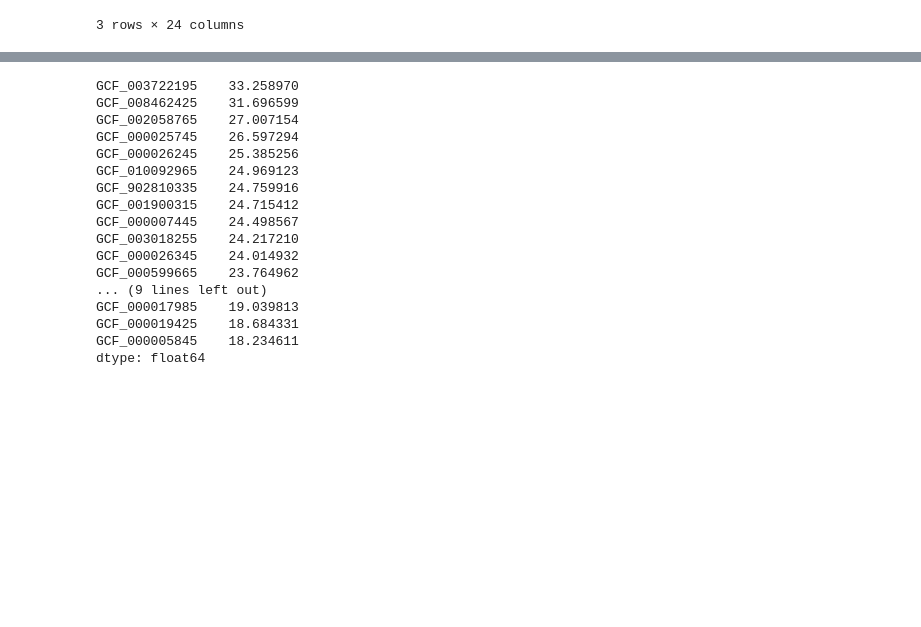
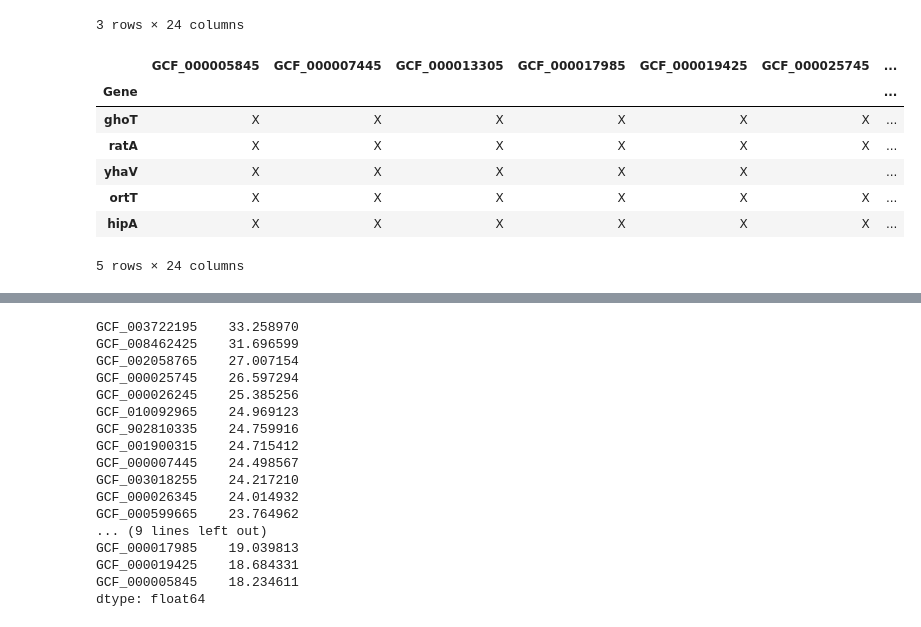
Before and after one commit to jonaspinas/AutoAvancada, a Jupyter notebook: code/Read_Files/Gene_Presence.ipynb, the cells around one changed output, grey strips where cells are left out. Drawn from its saved outputs; the diff is of its cells as text; code cells hidden in the pictures; blank space fills up the shorter version.

```diff
--- a/code/Read_Files/Gene_Presence.ipynb
+++ b/code/Read_Files/Gene_Presence.ipynb
@@ -237,6 +237,33 @@ cross_table.head()
 | higB-2_1 |  | X |  |  |  |  | ... |
 | group_6927 |  | X | X |  |  | X | ... |
 3 rows × 24 columns
+# %%
+# Filter rows where the 'Annotation' column contains "toxin" but not "antitoxin"
+filtered_data = data[
+    data['Annotation'].str.contains('toxin', case=False, na=False) &  # Contains "toxin" (case insensitive)
+    ~data['Annotation'].str.contains('antitoxin', case=False, na=False)  # Excludes "antitoxin"
+]
+
+# Extract bacteria columns (presence/absence data)
+bacteria_columns = [col for col in data.columns if col.startswith('GCF_')]
+
+# Create a cross-table for filtered genes and bacteria
+cross_table = filtered_data[['Gene'] + bacteria_columns].set_index('Gene').notnull()
+
+# Convert the boolean values to 'True'/'False' for clarity
+cross_table = cross_table.replace({True: 'X', False: ''})
+
+# Display the resulting table
+cross_table.head()
+# %% [output]
+|  | GCF_000005845 | GCF_000007445 | GCF_000013305 | GCF_000017985 | GCF_000019425 | GCF_000025745 | ... |
+| Gene |  |  |  |  |  |  | ... |
+| ghoT | X | X | X | X | X | X | ... |
+| ratA | X | X | X | X | X | X | ... |
+| yhaV | X | X | X | X | X |  | ... |
+| ortT | X | X | X | X | X | X | ... |
+| hipA | X | X | X | X | X | X | ... |
+5 rows × 24 columns
 # %%
 import seaborn as sns
 import matplotlib.pyplot as plt
```
Also changed, not shown: parts of 2 cells of this notebook.
